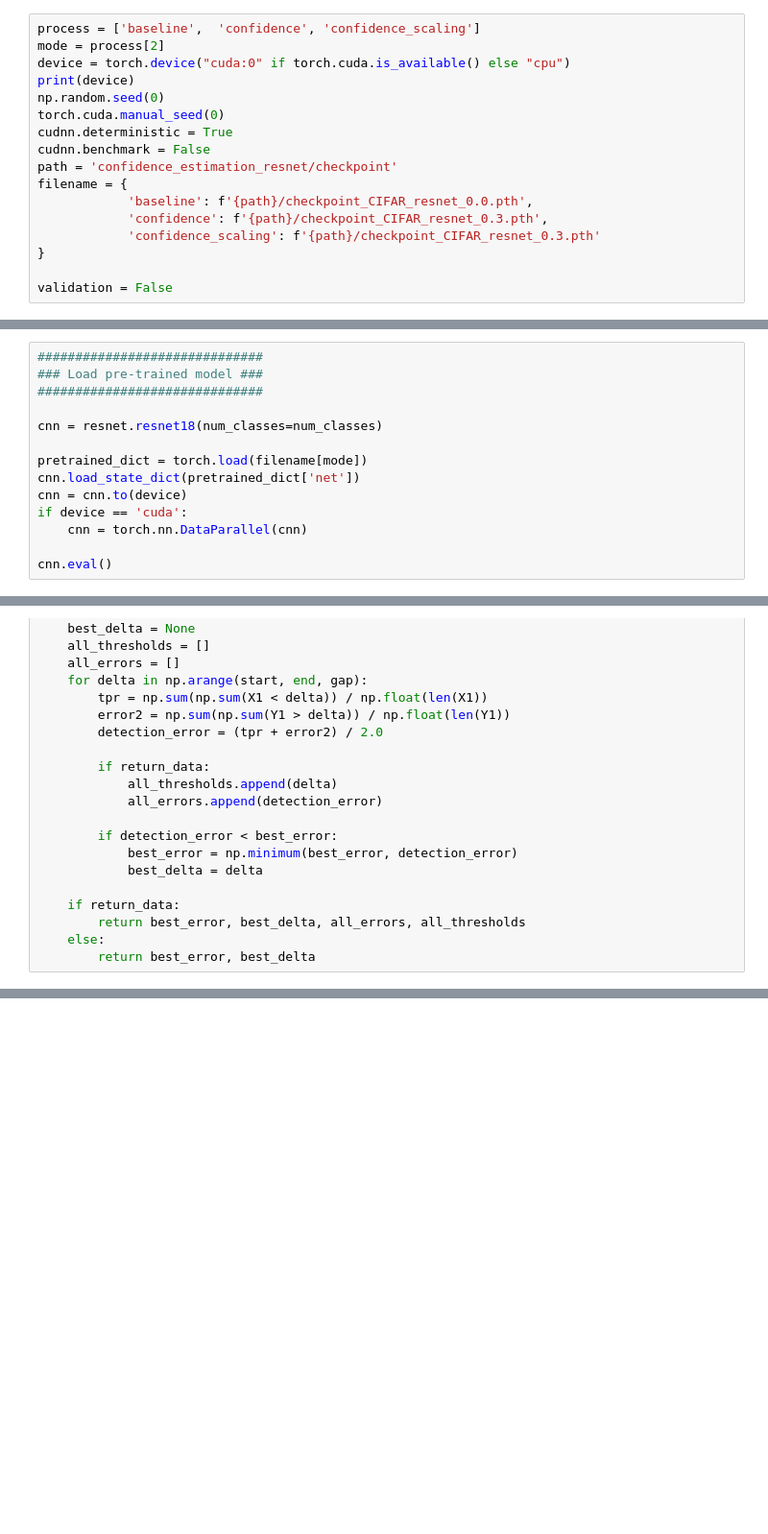
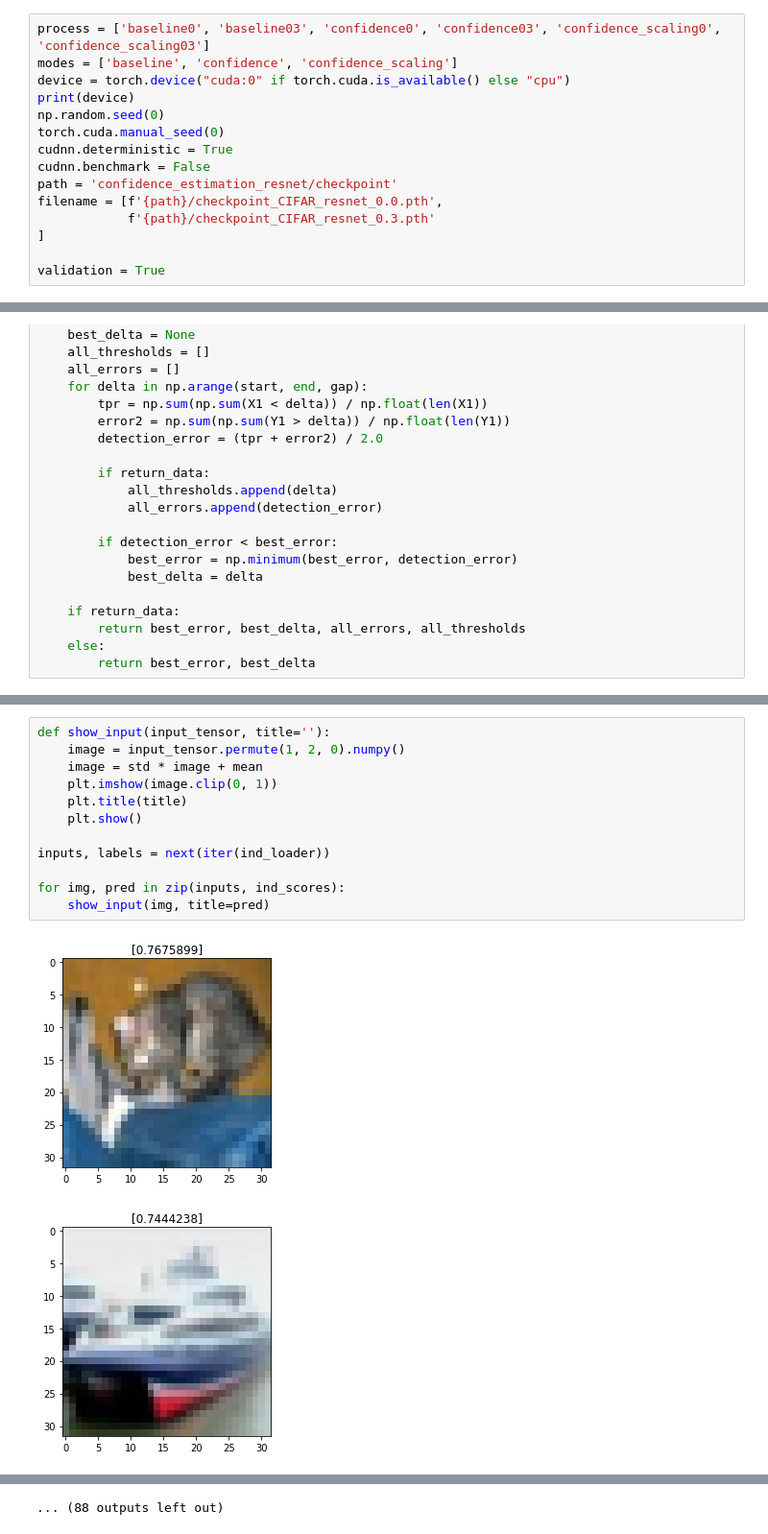
Before and after one commit to AstrakhantsevaAA/confidence_estimation_resnet, a Jupyter notebook: ood_detection_resnet.ipynb, the cells around one changed output, grey strips where cells are left out. Shown at 96% size. Saved outputs shown, nothing was run; the diff lists cells and outputs as text; blank space fills up the shorter version.

```diff
--- a/ood_detection_resnet.ipynb
+++ b/ood_detection_resnet.ipynb
@@ -21,8 +23,8 @@ from torch.autograd import Variable
 from confidence_estimation_resnet.model import resnet
 import seaborn as sns
 # %%
-process = ['baseline',  'confidence', 'confidence_scaling']
-mode = process[2]
+process = ['baseline0', 'baseline03', 'confidence0', 'confidence03', 'confidence_scaling0', 'confidence_scaling03']
+modes = ['baseline', 'confidence', 'confidence_scaling']
 device = torch.device("cuda:0" if torch.cuda.is_available() else "cpu")
 print(device)
 np.random.seed(0)
@@ -30,13 +32,11 @@ torch.cuda.manual_seed(0)
 cudnn.deterministic = True
 cudnn.benchmark = False
 path = 'confidence_estimation_resnet/checkpoint'
-filename = {
-            'baseline': f'{path}/checkpoint_CIFAR_resnet_0.0.pth',
-            'confidence': f'{path}/checkpoint_CIFAR_resnet_0.3.pth',
-            'confidence_scaling': f'{path}/checkpoint_CIFAR_resnet_0.3.pth'
-}
+filename = [f'{path}/checkpoint_CIFAR_resnet_0.0.pth',
+            f'{path}/checkpoint_CIFAR_resnet_0.3.pth'
+]
 
-validation = False
+validation = True
 # %% [output]
 cuda:0
 # %%
@@ -103,14 +95,0 @@ Checking out files: 100% (120206/120206), done.
-# %%
-##############################
-### Load pre-trained model ###
-##############################
-
-cnn = resnet.resnet18(num_classes=num_classes)
-
-pretrained_dict = torch.load(filename[mode])
-cnn.load_state_dict(pretrained_dict['net'])
-cnn = cnn.to(device)
-if device == 'cuda':
-    cnn = torch.nn.DataParallel(cnn)
-
-cnn.eval()
@@ -297,0 +333,15 @@ plt.savefig(f'plots/confidence_hist_{mode}.png')
+# %%
+def show_input(input_tensor, title=''):
+    image = input_tensor.permute(1, 2, 0).numpy()
+    image = std * image + mean
+    plt.imshow(image.clip(0, 1))
+    plt.title(title)
+    plt.show()
+
+inputs, labels = next(iter(ind_loader))
+
+for img, pred in zip(inputs, ind_scores):
+    show_input(img, title=pred)
+# %% [output]
+[figure, added]
+[figure, added]
@@ -297,0 +358 @@ plt.savefig(f'plots/confidence_hist_{mode}.png')
+... (88 outputs left out)
```
Also changed, not shown: parts of 7 cells of this notebook.
